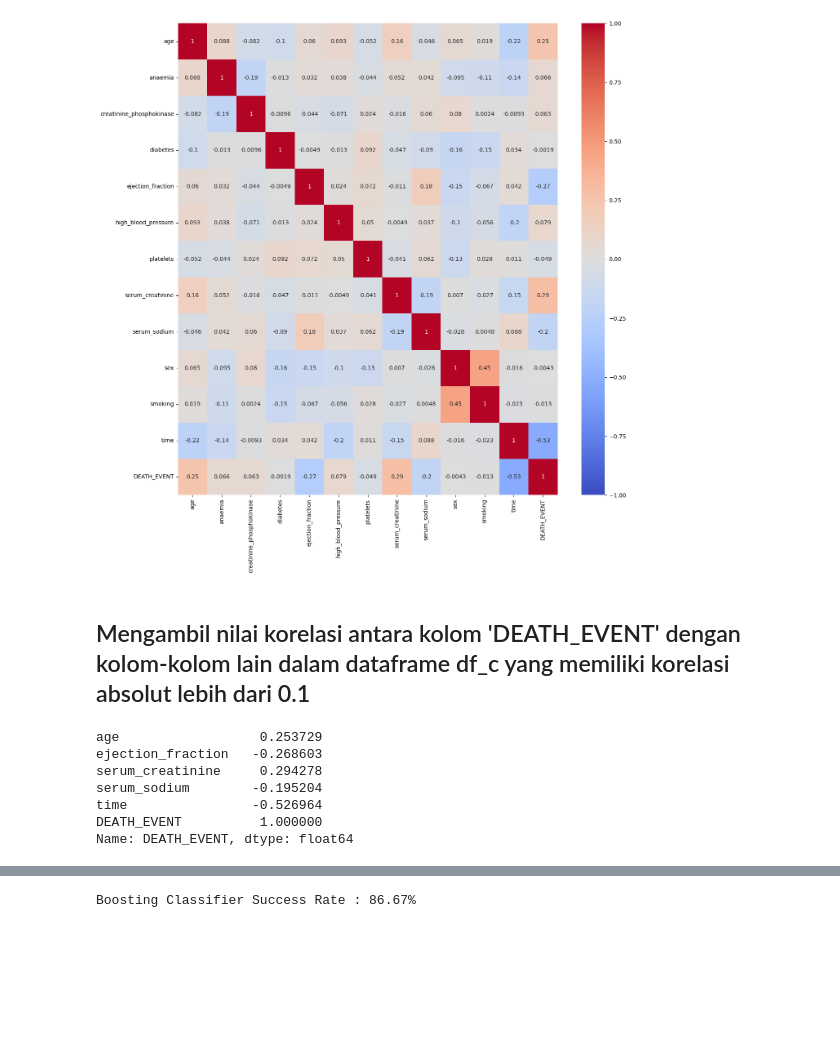
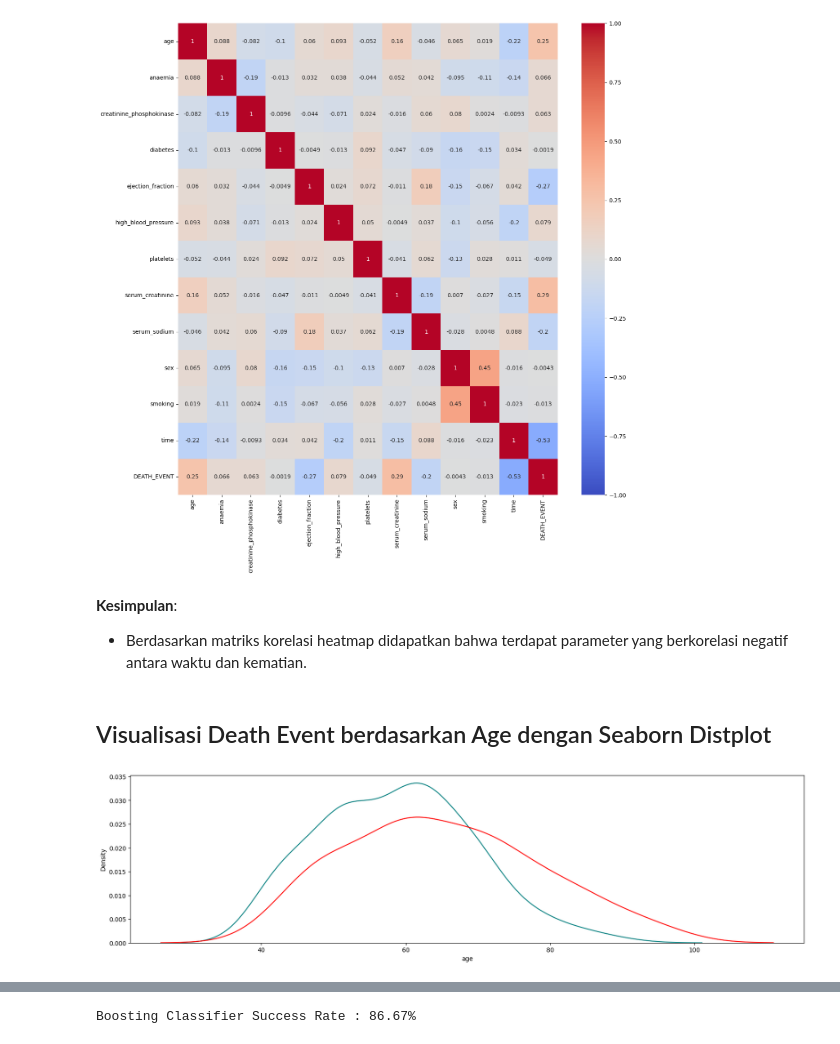
Before and after one commit to erikawkr/Final-Project3-Python-, a Jupyter notebook: PYTN_KampusMerdeka_fp3_Erika Taniya Devi Winckler.ipynb, the cells around one changed output, grey strips where cells are left out. Cells and saved outputs as stored; diff of their text form; code cells hidden in the pictures; blank space fills up the shorter version.

```diff
--- a/PYTN_KampusMerdeka_fp3_Erika Taniya Devi Winckler.ipynb
+++ b/PYTN_KampusMerdeka_fp3_Erika Taniya Devi Winckler.ipynb
@@ -207,15 +391,23 @@ sns.heatmap(corr, vmin=-1, cmap='coolwarm', annot=True)
 plt.show()
 # %% [output]
 [figure]
-# %% [markdown]
-## Mengambil nilai korelasi antara kolom 'DEATH_EVENT' dengan kolom-kolom lain dalam dataframe df_c yang memiliki korelasi absolut lebih dari 0.1
-# %%
-corr[abs(corr['DEATH_EVENT']) > 0.1]['DEATH_EVENT']
-# %% [output]
-age                  0.253729
-ejection_fraction   -0.268603
-serum_creatinine     0.294278
-serum_sodium        -0.195204
-time                -0.526964
-DEATH_EVENT          1.000000
-Name: DEATH_EVENT, dtype: float64
+# %% [markdown]
+**Kesimpulan**:
+- Berdasarkan matriks korelasi heatmap didapatkan bahwa terdapat parameter yang berkorelasi negatif antara waktu dan kematian.
+# %% [markdown]
+## Visualisasi Death Event berdasarkan Age dengan Seaborn Distplot
+# %%
+fig = plt.figure(figsize =(20,5))
+
+sns.distplot(df_c[df_c['DEATH_EVENT'] == 0]['age'],hist = False,color = 'teal')
+
+sns.distplot(df_c[df_c['DEATH_EVENT'] == 1]['age'],hist =False, color='red')
+
+#Save Plot
+plt.savefig("visualisasi_kematian_seaborn_distplot.png",
+            bbox_inches ="tight",
+            pad_inches = 1,
+            transparent = True,
+            orientation ='landscape')
+# %% [output]
+[figure, added]
```
Also changed, not shown: parts of 84 cells of this notebook, 5 other files.
